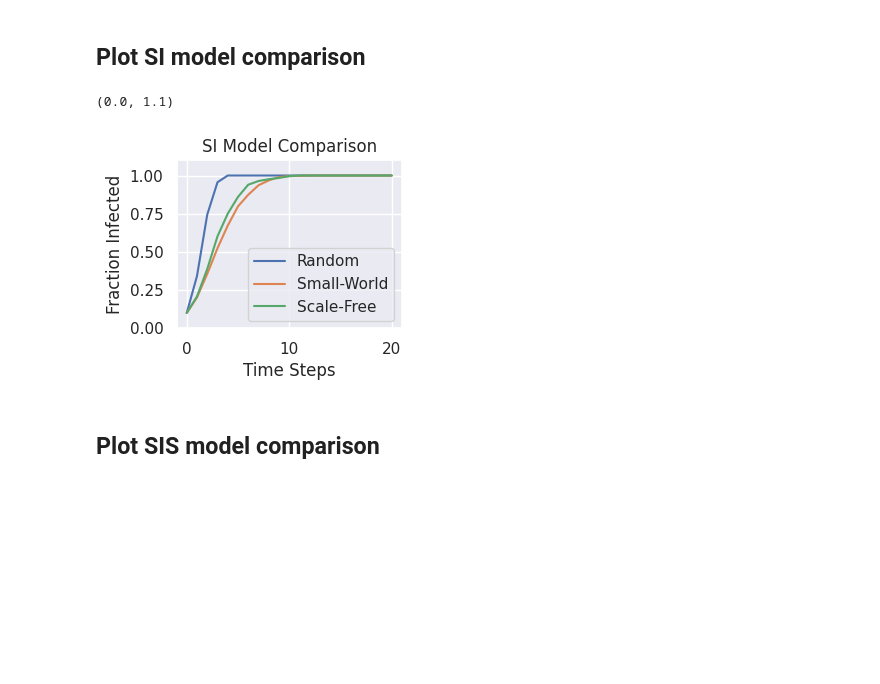
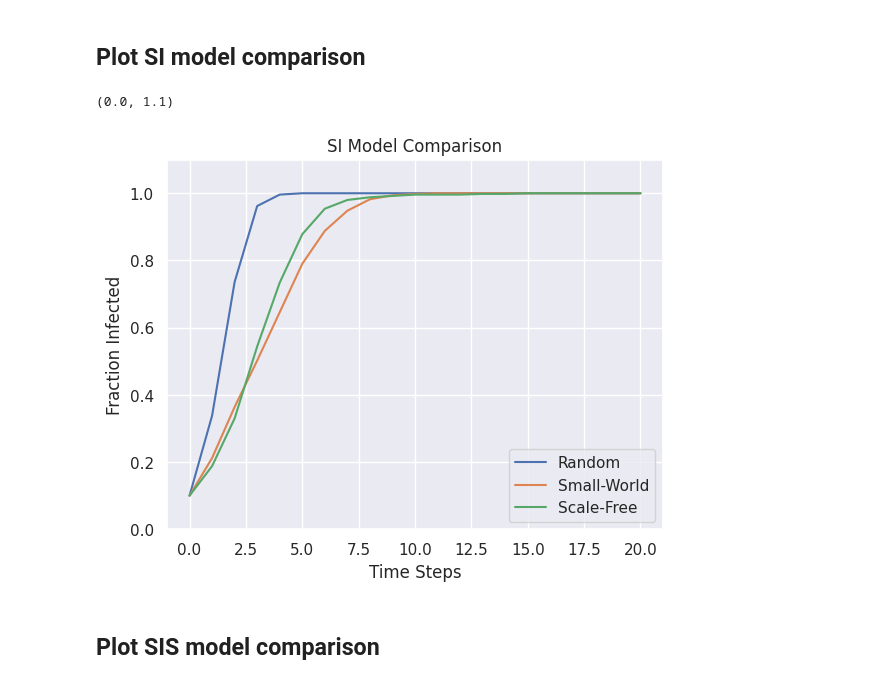
Before and after one commit to alkaifaftab000/alkaifaftab000, a Jupyter notebook: sna-diff.ipynb, the cells around one changed output. Saved outputs shown, nothing was run; the diff lists cells and outputs as text; code cells hidden in the pictures; blank space fills up the shorter version.

```diff
--- a/sna-diff.ipynb
+++ b/sna-diff.ipynb
@@ -175,16 +175,16 @@ plt.figure(figsize=(15, 10))
 # %% [markdown]
 ## Plot SI model comparison
 # %%
-plt.subplot(2, 2, 1)
+plt.subplot()
 for name in graphs:
     sns.lineplot(data=results[name]["SI"], label=name)
 plt.title("SI Model Comparison")
 plt.xlabel("Time Steps")
 plt.ylabel("Fraction Infected")
 plt.ylim(0, 1.1)
 # %% [output]
 (0.0, 1.1)
-[figure, old version]
+[figure, new version]
 # %% [markdown]
 ## Plot SIS model comparison
 # %%
```
Also changed, not shown: parts of 6 cells of this notebook.
